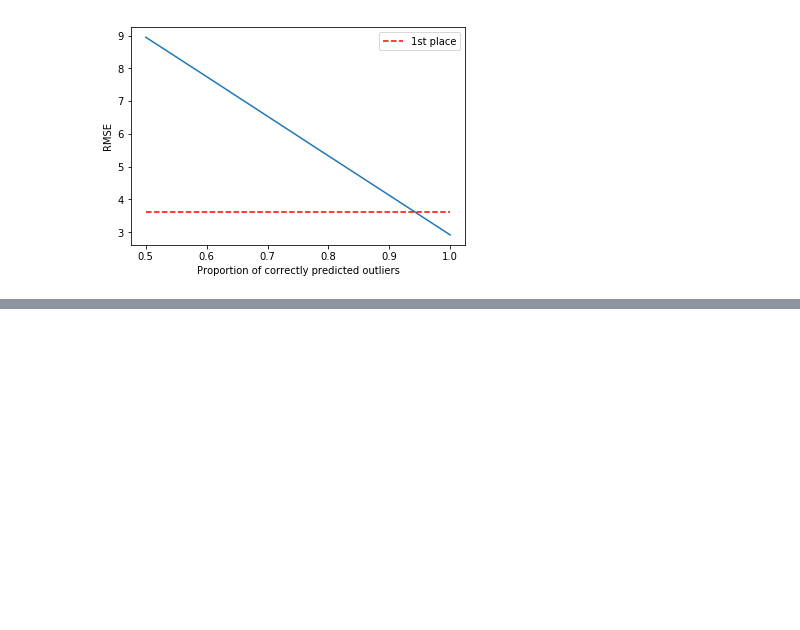
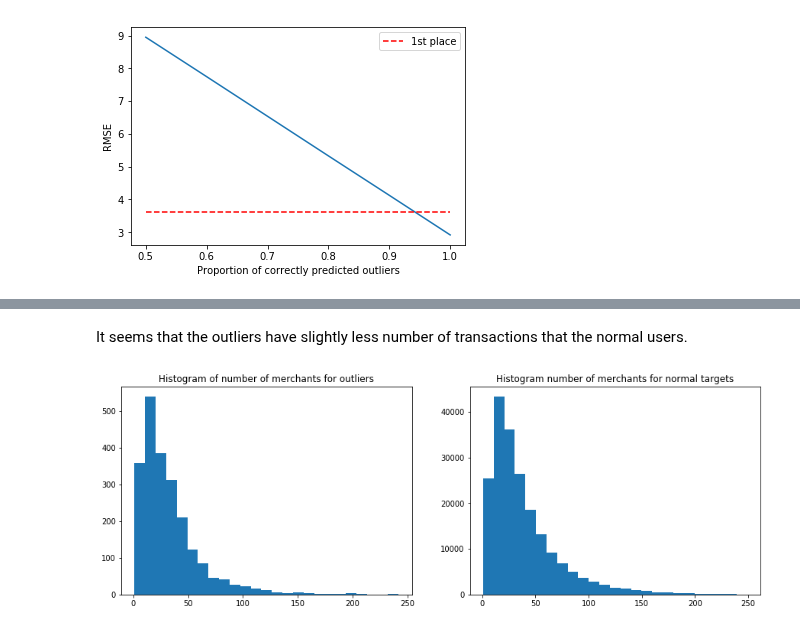
Before and after one commit to Zol-S/kaggle, a Jupyter notebook: Elo Merchant Category Recommendation/2.4_Outlier_effect_on_RMSE.ipynb, the cells around one changed output, grey strips where cells are left out. Drawn from its saved outputs; the diff is of its cells as text; code cells hidden in the pictures; blank space fills up the shorter version.

```diff
--- a/Elo Merchant Category Recommendation/2.4_Outlier_effect_on_RMSE.ipynb
+++ b/Elo Merchant Category Recommendation/2.4_Outlier_effect_on_RMSE.ipynb
@@ -101,0 +182,15 @@ plt.legend(loc='upper right')
+# %% [markdown]
+It seems that the outliers have slightly less number of transactions that the normal users.
+# %%
+plt.figure(figsize=(15, 5))
+plt.subplot(1, 2, 1)
+plt.hist(df_log[(df.target<-33) & (df_log.n_merchant < 250)]['n_merchant'], bins=25)
+#plt.hist(df_log[df.target<-33]['n_merchant'], bins=25)
+plt.title('Histogram of number of merchants for outliers')
+plt.subplot(1, 2, 2)
+plt.hist(df_log[(df.target>-33) & (df_log.n_merchant < 250)]['n_merchant'], bins=25)
+#plt.hist(df_log[df.target>-33]['n_merchant'], bins=25)
+plt.title('Histogram number of merchants for normal targets')
+plt.show()
+# %% [output]
+[figure, added]
```
Also changed, not shown: parts of 41 cells of this notebook.
